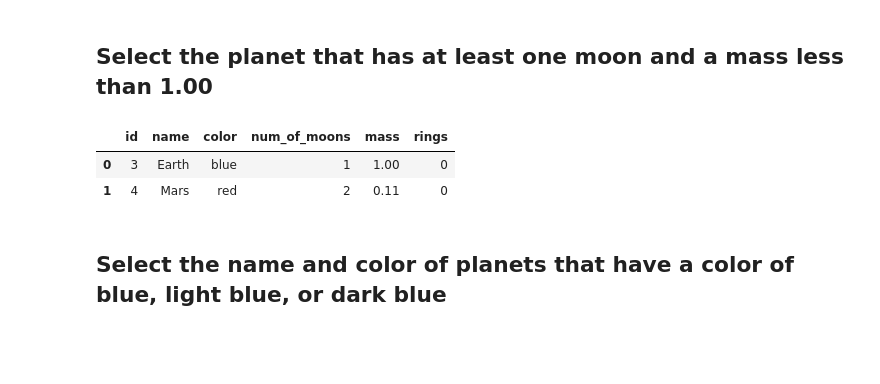
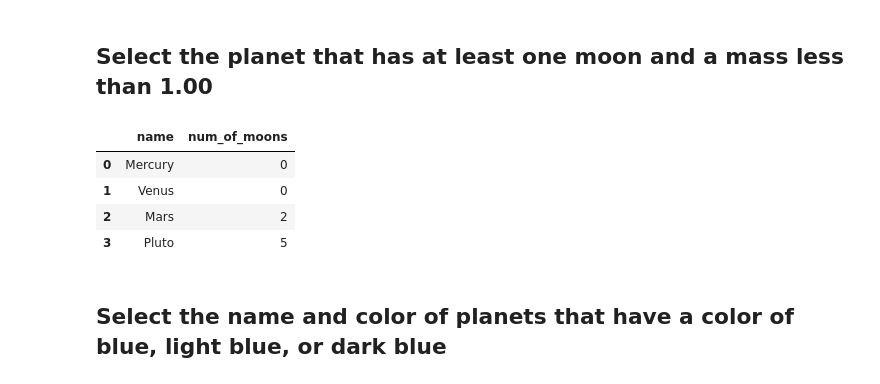
Before and after one commit to moudi85/dsc-1-05-06-selecting-data-lab-nyc-ds-career-031119, a Jupyter notebook: index.ipynb, the cells around one changed output. Drawn from its saved outputs; the diff is of its cells as text; code cells hidden in the pictures; blank space fills up the shorter version.

```diff
--- a/index.ipynb
+++ b/index.ipynb
@@ -290,11 +290,13 @@ sql_select_to_df("""select name, color from planets where num_of_moons > 10;""")
 # %% [markdown]
 ## Select the planet that has at least one moon and a mass less than 1.00
 # %%
-sql_select_to_df("""select name, num_of_moons from planets where num_of_moons > 10;""")
+sql_select_to_df("""select name, num_of_moons, mas from planets where mass < 1;""")
 # %% [output]
-|  | id | name | color | num_of_moons | mass | rings |
-| 0 | 3 | Earth | blue | 1 | 1.00 | 0 |
-| 1 | 4 | Mars | red | 2 | 0.11 | 0 |
+|  | name | num_of_moons |
+| 0 | Mercury | 0 |
+| 1 | Venus | 0 |
+| 2 | Mars | 2 |
+| 3 | Pluto | 5 |
 # %% [markdown]
 ## Select the name and color of planets that have a color of blue, light blue, or dark blue
 # %%
```
